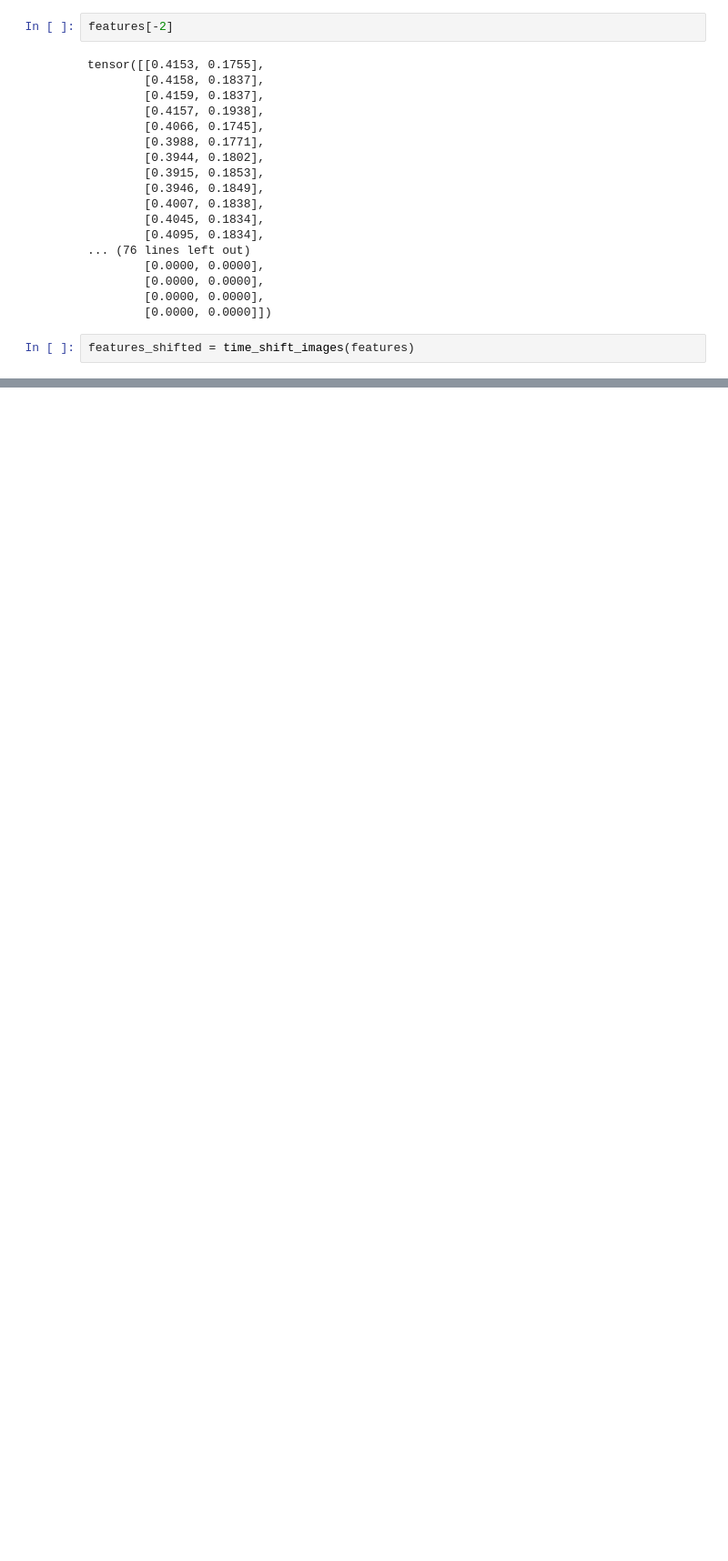
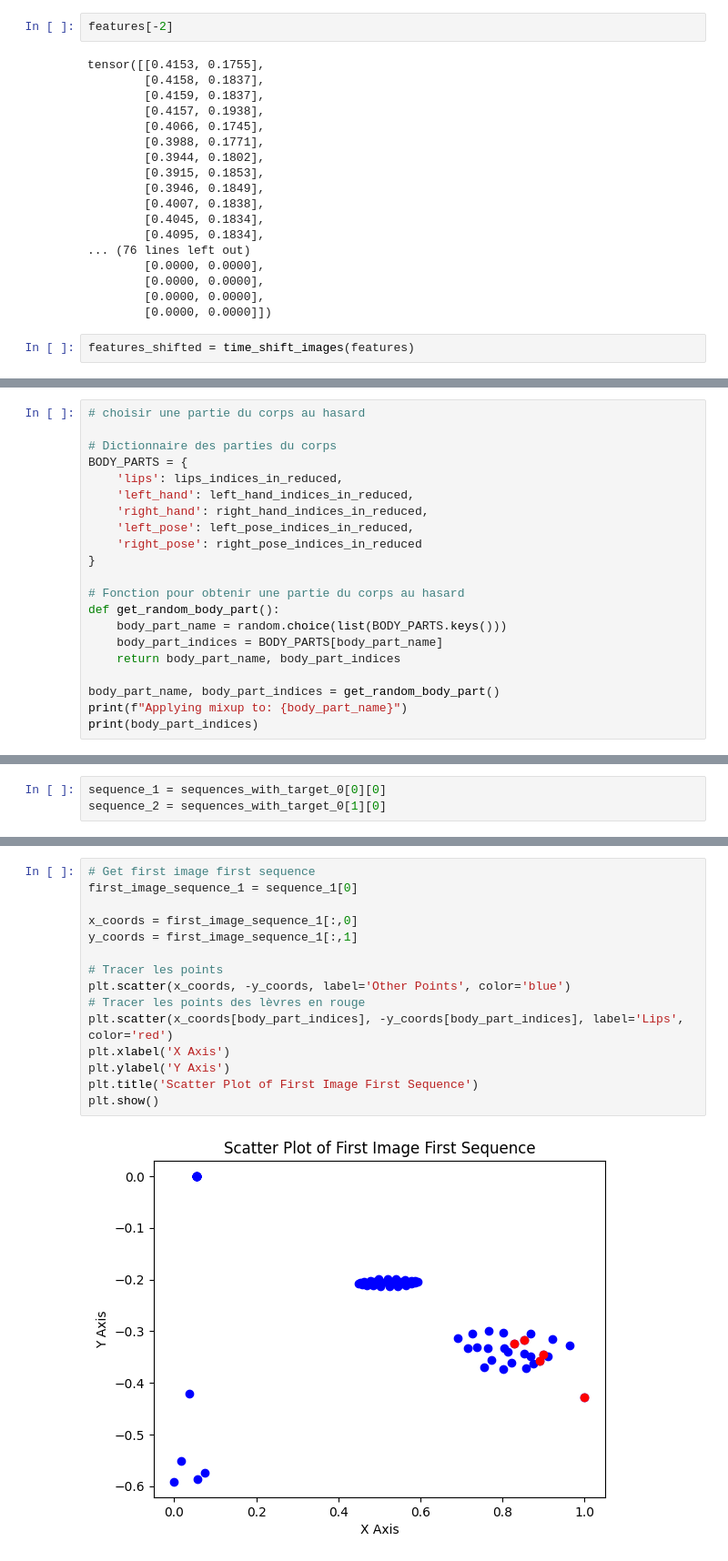
Before and after one commit to Anybalsmith/Team-ETE---Google---Isolated-Sign-Language-Recognition, a Jupyter notebook: google-isolated-sign-language.ipynb, the cells around one changed output, grey strips where cells are left out. Shown at 91% size. Saved outputs shown, nothing was run; the diff lists cells and outputs as text; blank space fills up the shorter version.

```diff
--- a/google-isolated-sign-language.ipynb
+++ b/google-isolated-sign-language.ipynb
@@ -904,0 +977,21 @@ def apply_augmentations_to_dataset(images, labels):
+# %%
+# choisir une partie du corps au hasard
+
+# Dictionnaire des parties du corps
+BODY_PARTS = {
+    'lips': lips_indices_in_reduced,
+    'left_hand': left_hand_indices_in_reduced,
+    'right_hand': right_hand_indices_in_reduced,
+    'left_pose': left_pose_indices_in_reduced,
+    'right_pose': right_pose_indices_in_reduced
+}
+
+# Fonction pour obtenir une partie du corps au hasard
+def get_random_body_part():
+    body_part_name = random.choice(list(BODY_PARTS.keys()))
+    body_part_indices = BODY_PARTS[body_part_name]
+    return body_part_name, body_part_indices
+
+body_part_name, body_part_indices = get_random_body_part()
+print(f"Applying mixup to: {body_part_name}")
+print(body_part_indices)
@@ -904,0 +1042,3 @@ def apply_augmentations_to_dataset(images, labels):
+# %%
+sequence_1 = sequences_with_target_0[0][0]
+sequence_2 = sequences_with_target_0[1][0]
@@ -904,0 +1065,17 @@ def apply_augmentations_to_dataset(images, labels):
+# %%
+# Get first image first sequence
+first_image_sequence_1 = sequence_1[0]
+
+x_coords = first_image_sequence_1[:,0]
+y_coords = first_image_sequence_1[:,1]
+
+# Tracer les points
+plt.scatter(x_coords, -y_coords, label='Other Points', color='blue')
+# Tracer les points des lèvres en rouge
+plt.scatter(x_coords[body_part_indices], -y_coords[body_part_indices], label='Lips', color='red')
+plt.xlabel('X Axis')
+plt.ylabel('Y Axis')
+plt.title('Scatter Plot of First Image First Sequence')
+plt.show()
+# %% [output]
+[figure, added]
```
Also changed, not shown: parts of 75 cells of this notebook, 4 other files.
